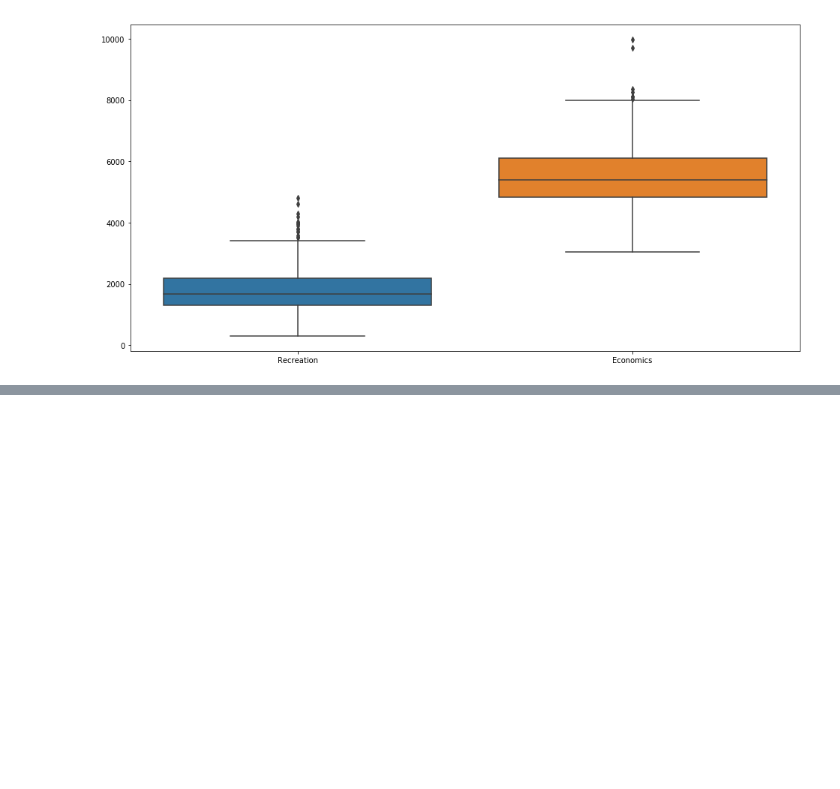
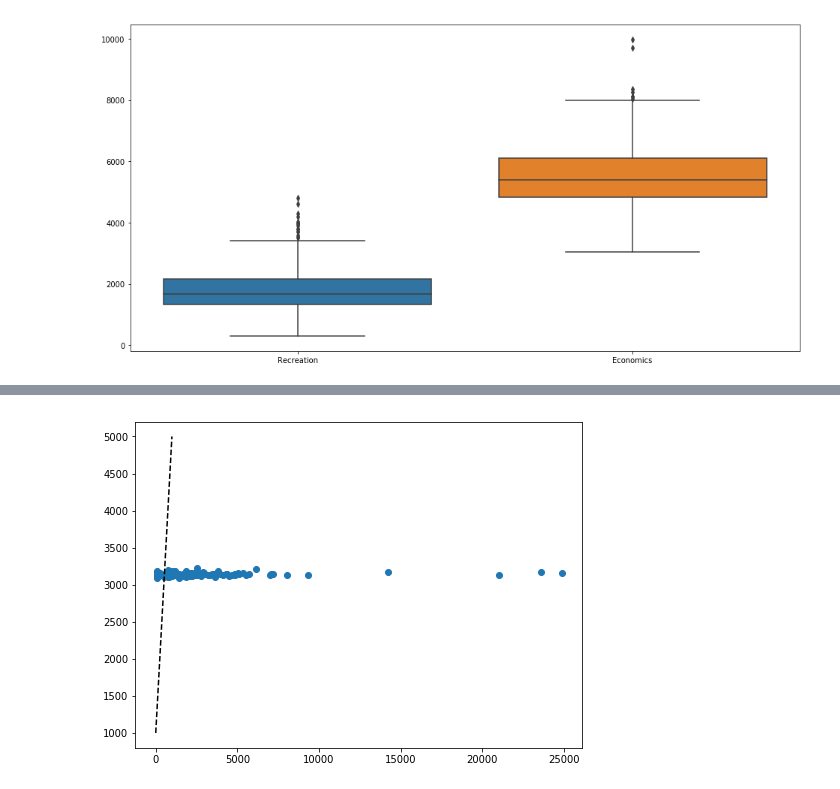
Before and after one commit to asurovenko/aad, a Jupyter notebook: personal_task/ex.ipynb, the cells around one changed output, grey strips where cells are left out. Cells and saved outputs as stored; diff of their text form; code cells hidden in the pictures; blank space fills up the shorter version.

```diff
--- a/personal_task/ex.ipynb
+++ b/personal_task/ex.ipynb
@@ -101,0 +158,8 @@ plt.show()
+# %%
+plt.figure(figsize=(8, 6))
+plt.scatter(y_holdout, linreg.predict(X_holdout))
+plt.plot([10, 1000], [1000, 5000], '--k')
+plt.ticklabel_format(useOffset=False, style='plain')
+plt.show()
+# %% [output]
+[figure, added]
```
Also changed, not shown: parts of 13 cells of this notebook, 1 other file.
